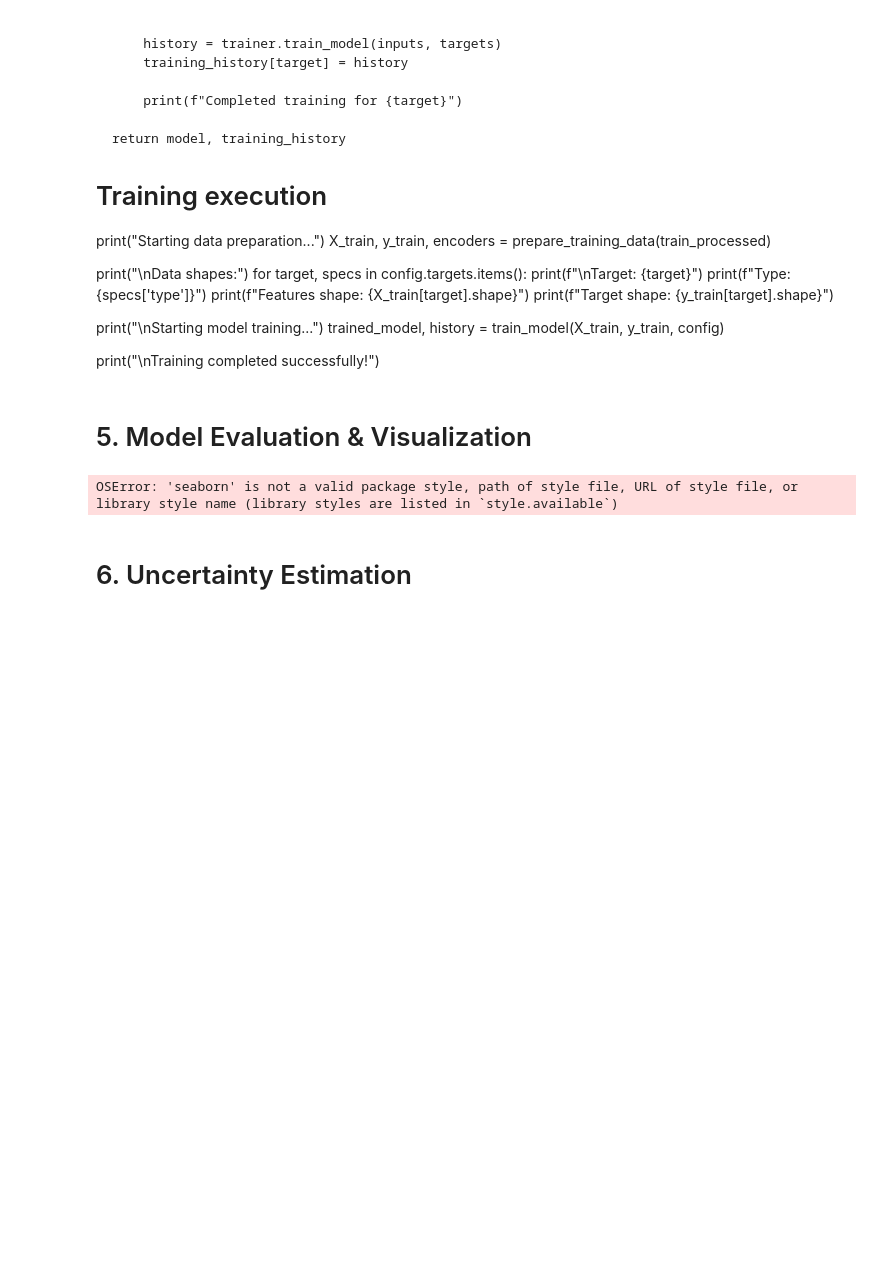
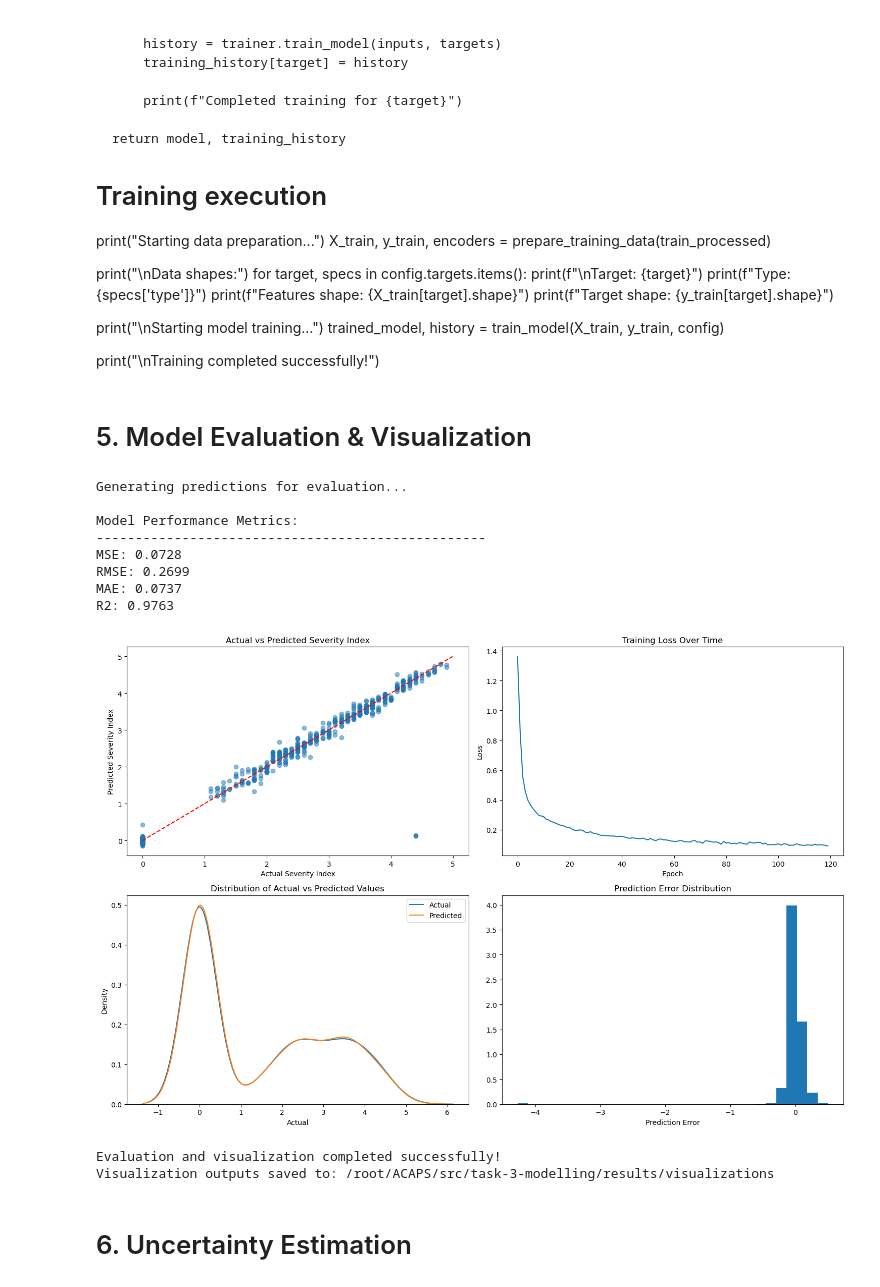
Before and after one commit to kinsDev/Early-Warning-System, a Jupyter notebook: src/task-3-modelling/notebooks/model_training_pipeline.ipynb, the cells around one changed output. Drawn from its saved outputs; the diff is of its cells as text; code cells hidden in the pictures; blank space fills up the shorter version.

Commit message:
Model Results

```diff
--- a/src/task-3-modelling/notebooks/model_training_pipeline.ipynb
+++ b/src/task-3-modelling/notebooks/model_training_pipeline.ipynb
@@ -919,6 +925,7 @@ import seaborn as sns
 import numpy as np
 import pandas as pd
 import torch
+from sklearn.metrics import mean_squared_error, mean_absolute_error, r2_score
 
 # Initialize evaluator and visualizer
 evaluator = ModelEvaluator(config)
@@ -934,35 +941,30 @@ trained_model.eval()
 with torch.no_grad():
     test_predictions = trained_model(test_sequences)
 
-# Prepare data for evaluation
-y_true = {
-    'severity_level': test_targets.numpy()
-}
-y_pred = {
-    'severity_level': test_predictions.numpy()
+# Prepare data for evaluation - only for severity_level
+y_true = test_targets.numpy()
+y_pred = test_predictions.numpy()
+
+# Calculate metrics directly without using evaluate_predictions
+metrics = {
+    'mse': mean_squared_error(y_true, y_pred),
+    'rmse': np.sqrt(mean_squared_error(y_true, y_pred)),
+    'mae': mean_absolute_error(y_true, y_pred),
+    'r2': r2_score(y_true, y_pred)
 }
 
-# Calculate evaluation metrics
-print("\nCalculating performance metrics...")
-metrics = evaluator.evaluate_predictions(y_true, y_pred)
-
-# Print detailed metrics
+# Print metrics
 print("\nModel Performance Metrics:")
 print("-" * 50)
-for target, target_metrics in metrics.items():
-    print(f"\nTarget: {target}")
-    for metric_name, metric_value in target_metrics.items():
-        if isinstance(metric_value, (float, np.float32, np.float64)):
-            print(f"{metric_name.upper()}: {metric_value:.4f}")
-        else:
-            print(f"{metric_name.upper()}: {metric_value}")
+for metric_name, metric_value in metrics.items():
+    print(f"{metric_name.upper()}: {metric_value:.4f}")
 
 # Create visualization plots
 fig = plt.figure(figsize=(15, 10))
 
 # Plot 1: Actual vs Predicted Values
 ax1 = fig.add_subplot(221)
-ax1.scatter(y_true['severity_level'][:, 0], y_pred['severity_level'][:, 0], alpha=0.5)
+ax1.scatter(y_true[:, 0], y_pred[:, 0], alpha=0.5)
 ax1.plot([0, 5], [0, 5], 'r--')
 ax1.set_xlabel('Actual Severity Index')
 ax1.set_ylabel('Predicted Severity Index')
@@ -970,37 +972,47 @@ ax1.set_title('Actual vs Predicted Severity Index')
 
 # Plot 2: Training Loss History
 ax2 = fig.add_subplot(222)
 ax2.plot(history)
 ax2.set_xlabel('Epoch')
 ax2.set_ylabel('Loss')
 ax2.set_title('Training Loss Over Time')
 
 # Plot 3: Prediction Distribution
 ax3 = fig.add_subplot(223)
 prediction_df = pd.DataFrame({
-    'Actual': y_true['severity_level'][:, 0],
-    'Predicted': y_pred['severity_level'][:, 0]
+    'Actual': y_true[:, 0],
+    'Predicted': y_pred[:, 0]
 })
 for col in prediction_df.columns:
     sns.kdeplot(data=prediction_df[col], ax=ax3, label=col)
 ax3.set_title('Distribution of Actual vs Predicted Values')
 ax3.legend()
 
 # Plot 4: Error Distribution
 ax4 = fig.add_subplot(224)
-errors = y_pred['severity_level'][:, 0] - y_true['severity_level'][:, 0]
+errors = y_pred[:, 0] - y_true[:, 0]
 ax4.hist(errors, bins=30, density=True)
 ax4.set_title('Prediction Error Distribution')
 ax4.set_xlabel('Prediction Error')
 
 plt.tight_layout()
 plt.savefig(str(visualizer.output_path / 'evaluation_results.png'))
 plt.show()
 
 print("\nEvaluation and visualization completed successfully!")
 print(f"Visualization outputs saved to: {visualizer.output_path}")
 # %% [output]
-OSError: 'seaborn' is not a valid package style, path of style file, URL of style file, or library style name (library styles are listed in `style.available`)
+Generating predictions for evaluation...
+
+Model Performance Metrics:
+--------------------------------------------------
+MSE: 0.0728
+RMSE: 0.2699
+MAE: 0.0737
+R2: 0.9763
+[figure, added]
+Evaluation and visualization completed successfully!
+Visualization outputs saved to: /root/ACAPS/src/task-3-modelling/results/visualizations
 # %% [markdown]
 # 6. Uncertainty Estimation
 # %%
```
Also changed, not shown: parts of 3 cells of this notebook, 2 other files.
